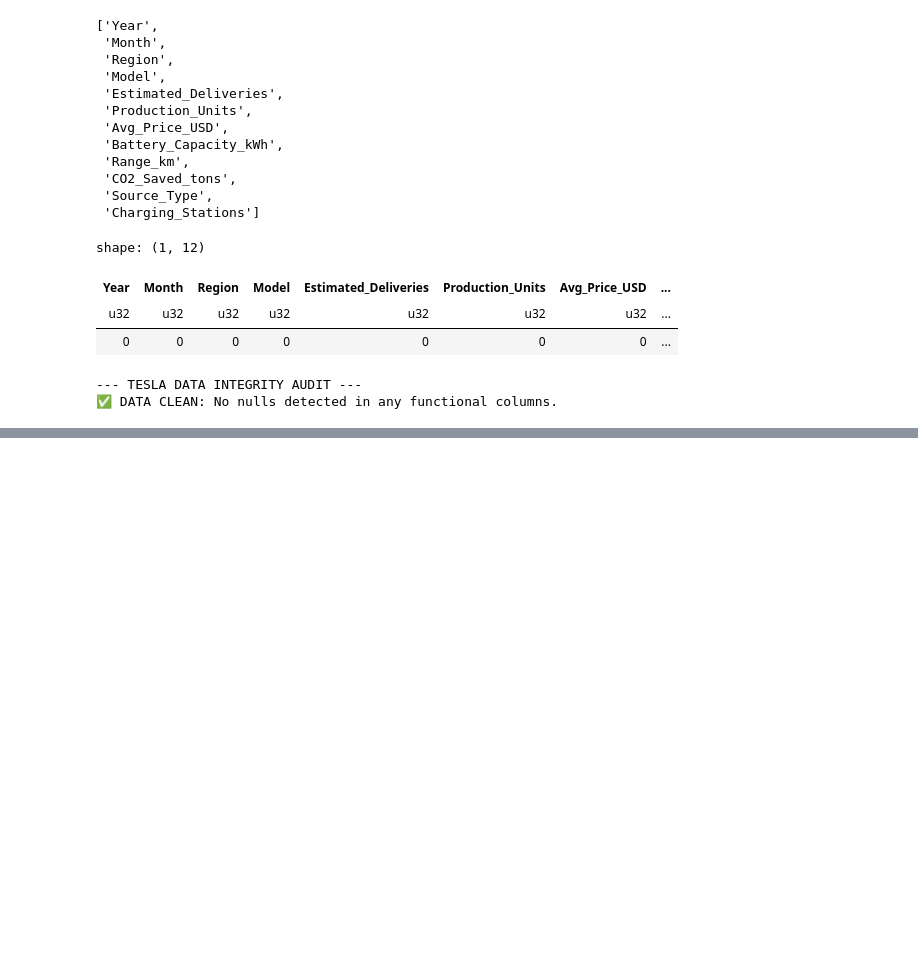
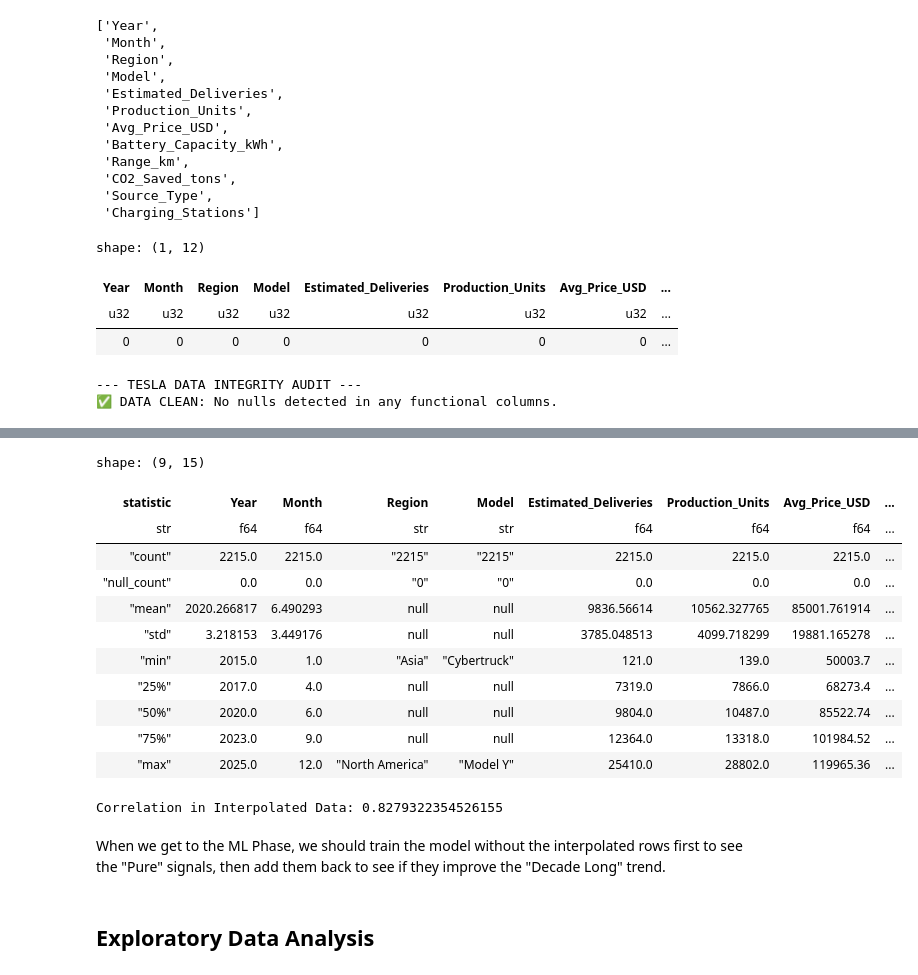
Before and after one commit to Shemshemy/Tesla, a Jupyter notebook: index.ipynb, the cells around one changed output, grey strips where cells are left out. Drawn from its saved outputs; the diff is of its cells as text; code cells hidden in the pictures; blank space fills up the shorter version.

```diff
--- a/index.ipynb
+++ b/index.ipynb
@@ -127,0 +284,31 @@ if not has_issues:
+# %%
+# Cybertrucks first appeared in 2023, so we can filter out any rows where Model is "Cybertruck" and Year is less than 2023
+data = data.filter(~((pl.col("Model") == "Cybertruck") & (pl.col("Year") < 2023)))
+#checking dimensions of the data after removing impossible cybertruck entries
+data.describe()
+# %% [output]
+shape: (9, 15)
+| statistic | Year | Month | Region | Model | Estimated_Deliveries | Production_Units | Avg_Price_USD | ... |
+| str | f64 | f64 | str | str | f64 | f64 | f64 | ... |
+| "count" | 2215.0 | 2215.0 | "2215" | "2215" | 2215.0 | 2215.0 | 2215.0 | ... |
+| "null_count" | 0.0 | 0.0 | "0" | "0" | 0.0 | 0.0 | 0.0 | ... |
+| "mean" | 2020.266817 | 6.490293 | null | null | 9836.56614 | 10562.327765 | 85001.761914 | ... |
+| "std" | 3.218153 | 3.449176 | null | null | 3785.048513 | 4099.718299 | 19881.165278 | ... |
+| "min" | 2015.0 | 1.0 | "Asia" | "Cybertruck" | 121.0 | 139.0 | 50003.7 | ... |
+| "25%" | 2017.0 | 4.0 | null | null | 7319.0 | 7866.0 | 68273.4 | ... |
+| "50%" | 2020.0 | 6.0 | null | null | 9804.0 | 10487.0 | 85522.74 | ... |
+| "75%" | 2023.0 | 9.0 | null | null | 12364.0 | 13318.0 | 101984.52 | ... |
+| "max" | 2025.0 | 12.0 | "North America" | "Model Y" | 25410.0 | 28802.0 | 119965.36 | ... |
+# %%
+# are deliveries just a formula of production units?
+interpolated_only = data.filter(pl.col("Source_Type") == "Interpolated (Month)")
+correlation = interpolated_only.select(
+    pl.corr("Estimated_Deliveries", "CO2_Saved_tons")
+)
+print(f"Correlation in Interpolated Data: {correlation[0,0]}")
+# %% [output]
+Correlation in Interpolated Data: 0.8279322354526155
+# %% [markdown]
+When we get to the ML Phase, we should train the model without the interpolated rows first to see the "Pure" signals, then add them back to see if they improve the "Decade Long" trend.
+# %% [markdown]
+## Exploratory Data Analysis
```
Also changed, not shown: parts of 9 cells of this notebook.
